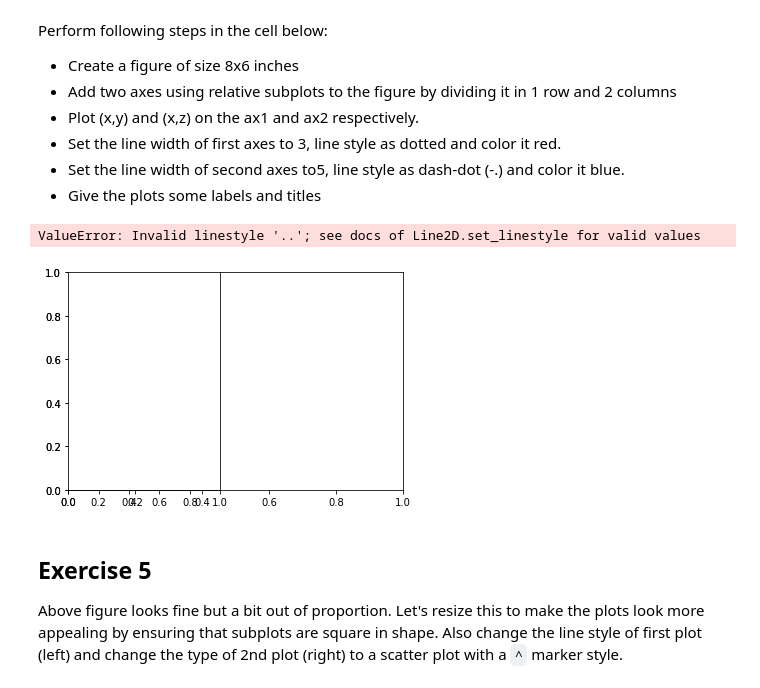
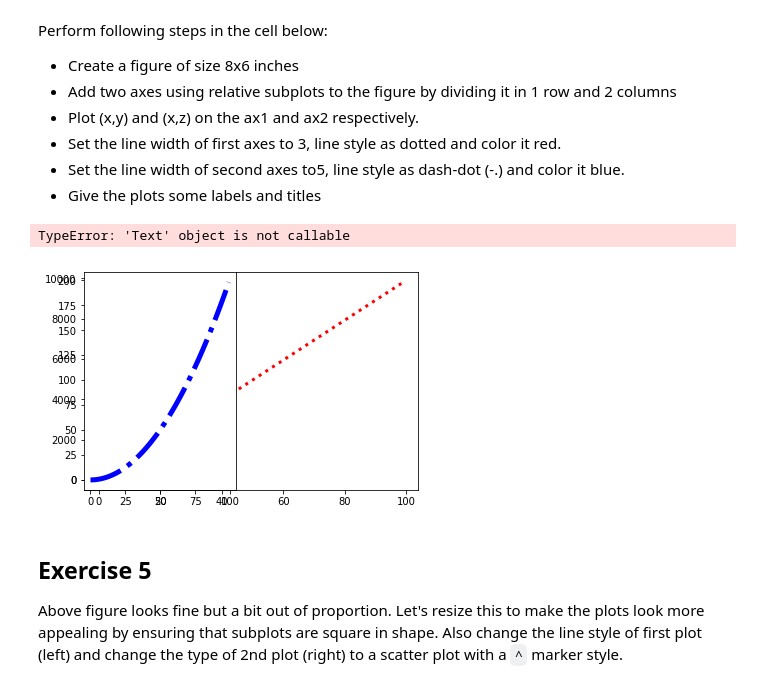
Before and after one commit to darshanp95/dsc-1-03-13-customizing-visualizations-with-matplotlib-lab-nyc-career-ds-102218, a Jupyter notebook: index.ipynb, the cells around one changed output. Drawn from its saved outputs; the diff is of its cells as text; code cells hidden in the pictures.

```diff
--- a/index.ipynb
+++ b/index.ipynb
@@ -147,22 +147,22 @@ Perform following steps in the cell below:
 # %%
 new_figure = plt.figure()
 ax1 = new_figure.add_subplot(1,1,1)
 ax2 = new_figure.add_subplot(1,2,1)
-ax1.plot(x,y,linewidth=3,color='red',linestyle='..')
+ax1.plot(x,y,linewidth=3,color='red',linestyle=':')
 ax2.plot(x,z,linewidth=5,linestyle='-.',color='blue')
 
 ax1.title('Left Plot')
 ax1.xlabel('x')
 ax1.ylabel('y')
 
 ax2.title('Right Plot')
 ax2.xlabel('x')
 ax2.ylabel('y')
 
 plt.show()
 # %% [output]
-ValueError: Invalid linestyle '..'; see docs of Line2D.set_linestyle for valid values
+TypeError: 'Text' object is not callable
-[figure, old version]
+[figure, new version]
 # %% [markdown]
 ## Exercise 5
 
```
